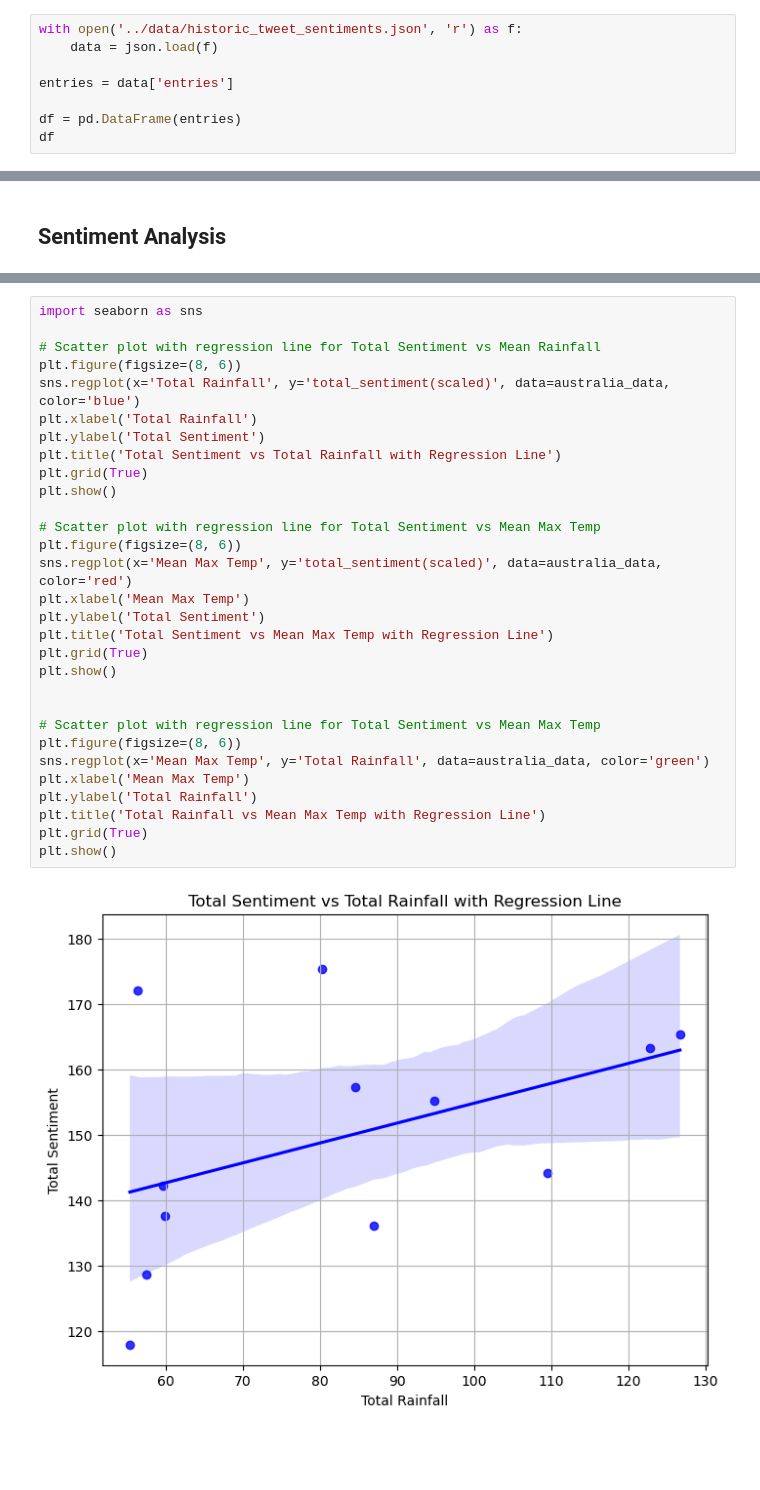
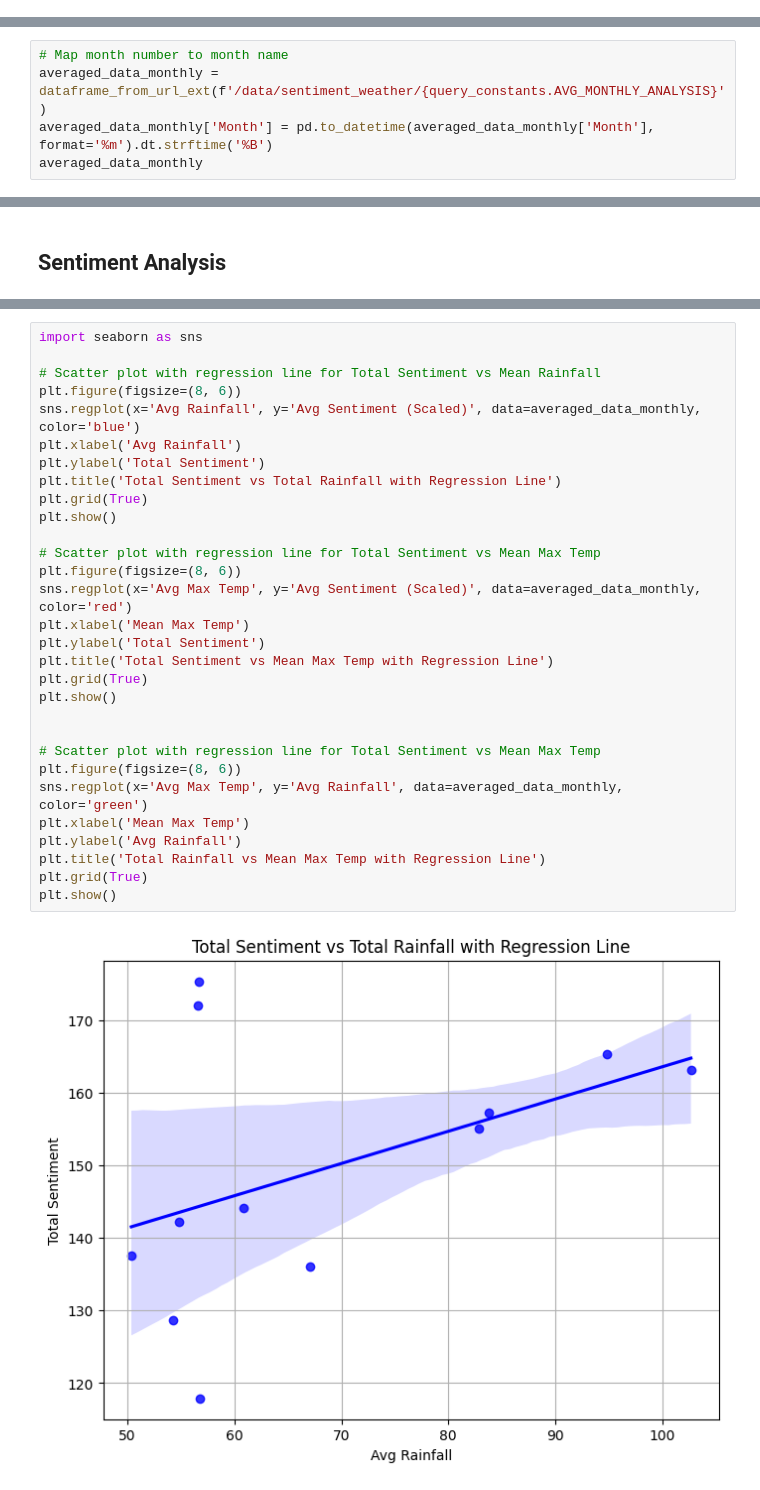
Before and after one commit to Rafsan7238/Analysing-Air-Quality-and-Lung-Disorder-in-Australia, a Jupyter notebook: frontend/Weather vs Sentiment Analysis.ipynb, the cells around one changed output, grey strips where cells are left out. Cells and saved outputs as stored; diff of their text form; blank space fills up the shorter version.

```diff
--- a/frontend/Weather vs Sentiment Analysis.ipynb
+++ b/frontend/Weather vs Sentiment Analysis.ipynb
@@ -13,8 +7,0 @@ import seaborn as sns
-# %%
-with open('../data/historic_tweet_sentiments.json', 'r') as f:
-    data = json.load(f)
-
-entries = data['entries']
-
-df = pd.DataFrame(entries)
-df
@@ -72,0 +25,5 @@ plt.show()
+# %%
+# Map month number to month name
+averaged_data_monthly = dataframe_from_url_ext(f'/data/sentiment_weather/{query_constants.AVG_MONTHLY_ANALYSIS}')
+averaged_data_monthly['Month'] = pd.to_datetime(averaged_data_monthly['Month'], format='%m').dt.strftime('%B')
+averaged_data_monthly
@@ -246,32 +83,32 @@ plt.show()
 # %%
 import seaborn as sns
 
 # Scatter plot with regression line for Total Sentiment vs Mean Rainfall
 plt.figure(figsize=(8, 6))
-sns.regplot(x='Total Rainfall', y='total_sentiment(scaled)', data=australia_data, color='blue')
-plt.xlabel('Total Rainfall')
+sns.regplot(x='Avg Rainfall', y='Avg Sentiment (Scaled)', data=averaged_data_monthly, color='blue')
+plt.xlabel('Avg Rainfall')
 plt.ylabel('Total Sentiment')
 plt.title('Total Sentiment vs Total Rainfall with Regression Line')
 plt.grid(True)
 plt.show()
 
 # Scatter plot with regression line for Total Sentiment vs Mean Max Temp
 plt.figure(figsize=(8, 6))
-sns.regplot(x='Mean Max Temp', y='total_sentiment(scaled)', data=australia_data, color='red')
+sns.regplot(x='Avg Max Temp', y='Avg Sentiment (Scaled)', data=averaged_data_monthly, color='red')
 plt.xlabel('Mean Max Temp')
 plt.ylabel('Total Sentiment')
 plt.title('Total Sentiment vs Mean Max Temp with Regression Line')
 plt.grid(True)
 plt.show()
 
 
 # Scatter plot with regression line for Total Sentiment vs Mean Max Temp
 plt.figure(figsize=(8, 6))
-sns.regplot(x='Mean Max Temp', y='Total Rainfall', data=australia_data, color='green')
+sns.regplot(x='Avg Max Temp', y='Avg Rainfall', data=averaged_data_monthly, color='green')
 plt.xlabel('Mean Max Temp')
-plt.ylabel('Total Rainfall')
+plt.ylabel('Avg Rainfall')
 plt.title('Total Rainfall vs Mean Max Temp with Regression Line')
 plt.grid(True)
 plt.show()
 # %% [output]
-[figure, old version]
+[figure, new version]
```
Also changed, not shown: parts of 15 cells of this notebook, 8 other files.
